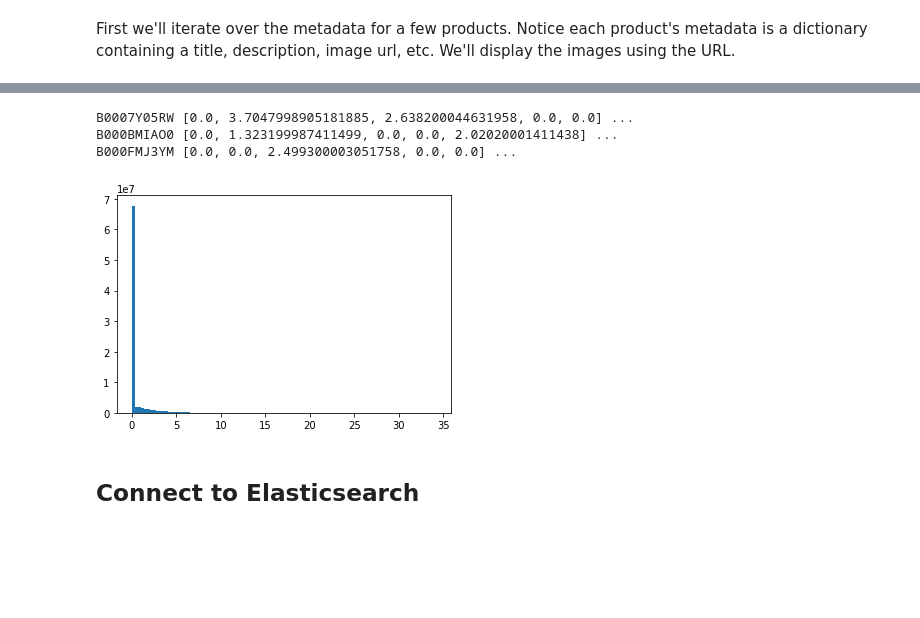
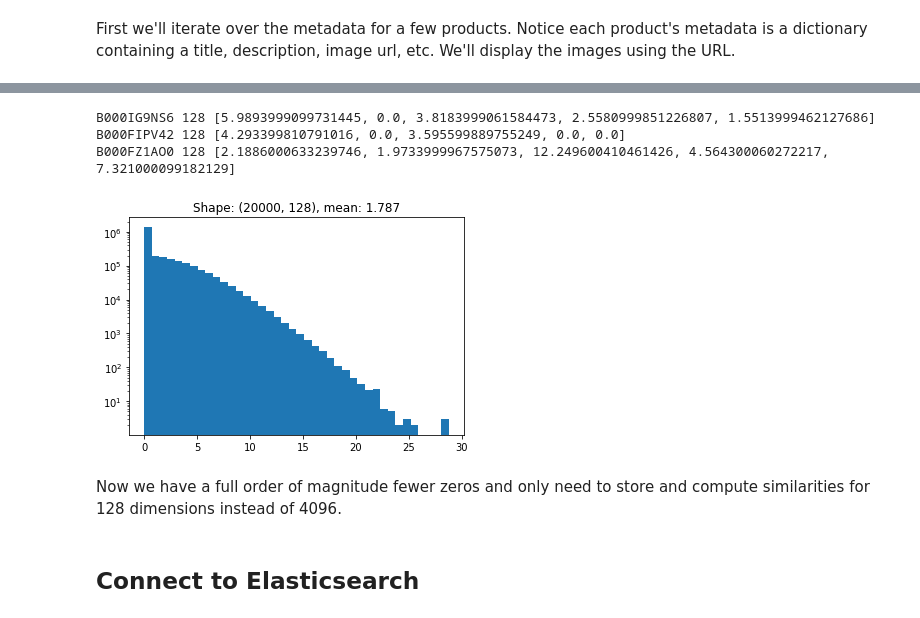
Before and after one commit to alexklibisz/elastiknn, a Jupyter notebook: examples/tutorial-notebooks/amazon-reviews.ipynb, the cells around one changed output, grey strips where cells are left out. Drawn from its saved outputs; the diff is of its cells as text; code cells hidden in the pictures; blank space fills up the shorter version.

```diff
--- a/examples/tutorial-notebooks/amazon-reviews.ipynb
+++ b/examples/tutorial-notebooks/amazon-reviews.ipynb
@@ -41,8 +41,8 @@ from IPython.display import Image, display, Markdown
 import matplotlib.pyplot as plt
 import numpy as np
 
-fname_products = "meta_Home_and_Kitchen.json.gz"
-fname_vectors = "image_features_Home_and_Kitchen.b"
+fname_products = "meta_Clothing_Shoes_and_Jewelry.json.gz"
+fname_vectors = "image_features_Clothing_Shoes_and_Jewelry.b"
 # %% [output]
 The autoreload extension is already loaded. To reload it, use:
   %reload_ext autoreload
@@ -107,16 +157,20 @@ Then we'll sample a subset of vectors and plot the distribution of values. Note
 # %%
-for (asin, vec) in islice(iter_vectors(fname_vectors), 3):
-    print(asin, vec[:5], '...')
+reduced = iter_vectors_reduced(fname_vectors, dims=128, samples=10000)
 
-sample = np.array([v for (_, v) in islice(iter_vectors(fname_vectors), 20000)])
+for (asin, vec) in islice(reduced(fname_vectors), 3):
+    print(asin, len(vec), vec[:5])
 
-plt.hist(np.ravel(sample), bins=100)
+sample = np.array([v for (_, v) in islice(reduced(fname_vectors), 20000)])
+plt.title("Shape: %s, mean: %.3f" % (sample.shape, sample.mean()))
+plt.hist(np.ravel(sample), bins=40, log=True)
 plt.show()
 # %% [output]
-B0007Y05RW [0.0, 3.7047998905181885, 2.638200044631958, 0.0, 0.0] ...
-B000BMIAO0 [0.0, 1.323199987411499, 0.0, 0.0, 2.02020001411438] ...
-B000FMJ3YM [0.0, 0.0, 2.499300003051758, 0.0, 0.0] ...
+B000IG9NS6 128 [5.9893999099731445, 0.0, 3.8183999061584473, 2.5580999851226807, 1.5513999462127686]
+B000FIPV42 128 [4.293399810791016, 0.0, 3.595599889755249, 0.0, 0.0]
+B000FZ1AO0 128 [2.1886000633239746, 1.9733999967575073, 12.249600410461426, 4.564300060272217, 7.321000099182129]
-[figure, old version]
+[figure, new version]
+# %% [markdown]
+Now we have a full order of magnitude fewer zeros and only need to store and compute similarities for 128 dimensions instead of 4096.
 # %% [markdown]
 ## Connect to Elasticsearch
 # %%
```
Also changed, not shown: parts of 27 cells of this notebook, 4 other files.
